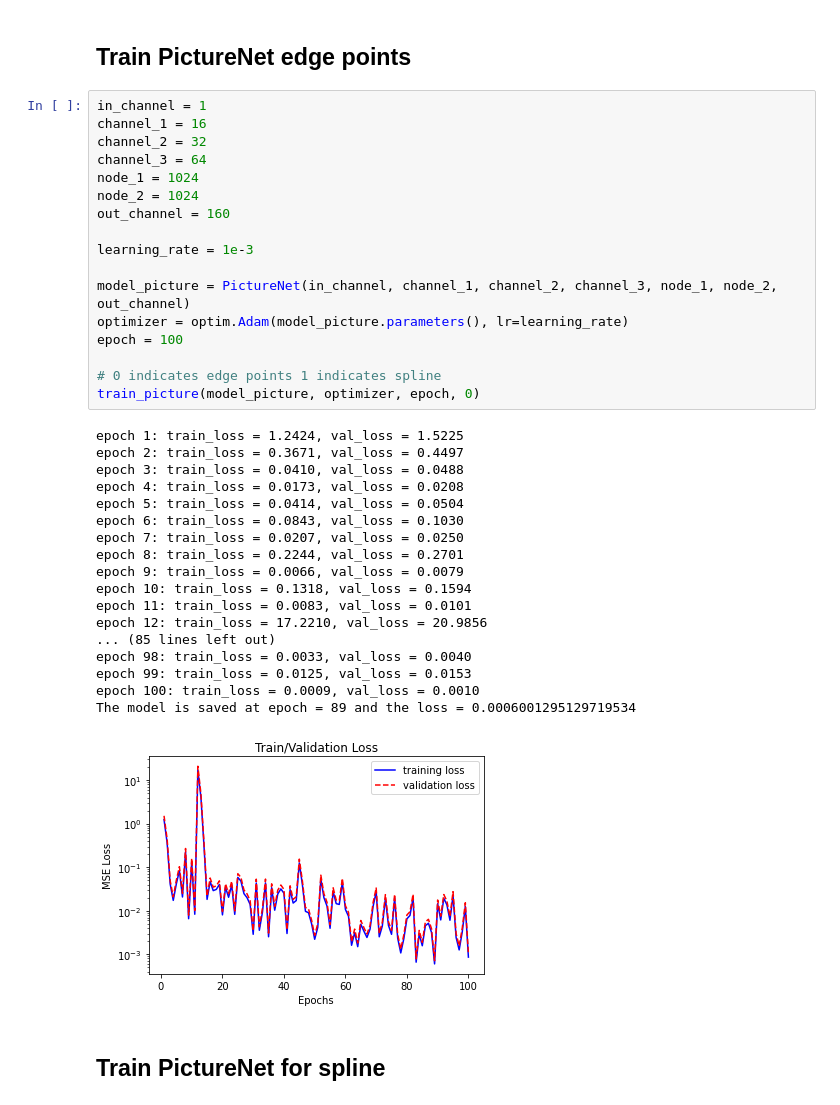
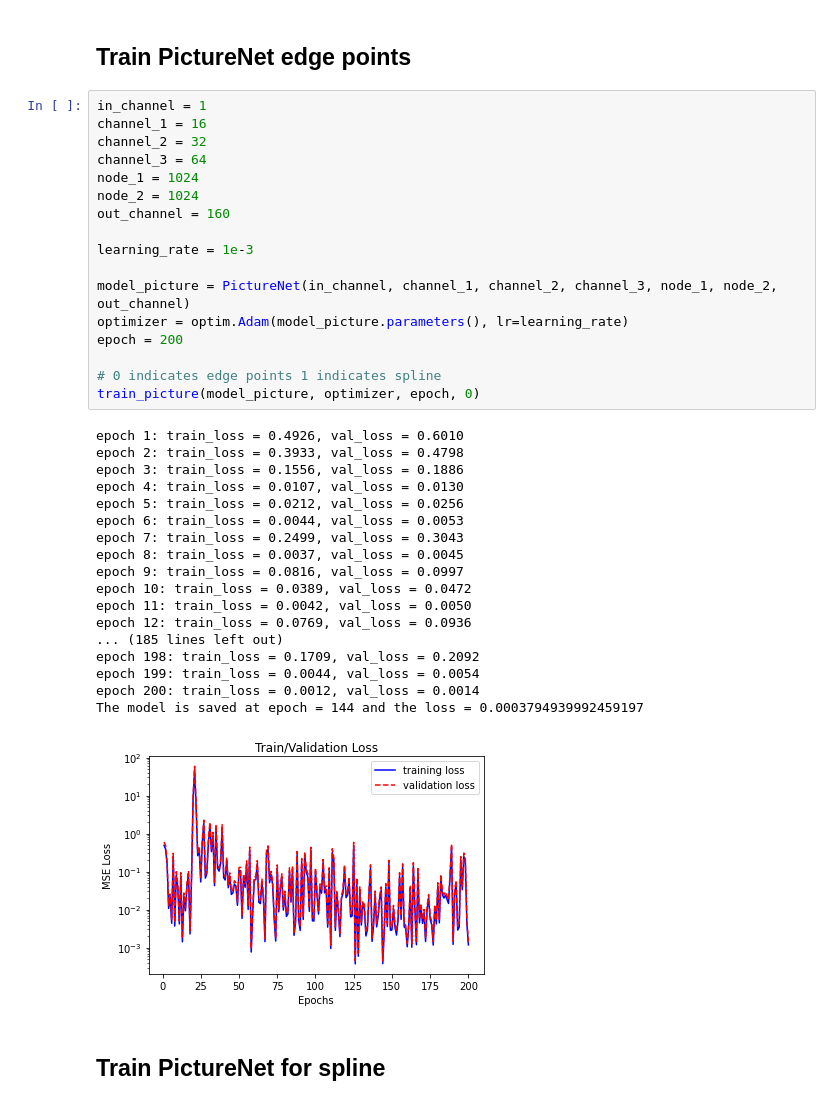
Before and after one commit to ShaoKAi100812/Pendant_Drop_Tensiometry_Prediction, a Jupyter notebook: main_combine.ipynb, the cells around one changed output. Saved outputs shown, nothing was run; the diff lists cells and outputs as text.

```diff
--- a/main_combine.ipynb
+++ b/main_combine.ipynb
@@ -628,39 +672,39 @@ Prediction Spline = tensor([[38.9685, 11.5340],
 # %%
 in_channel = 1
 channel_1 = 16
 channel_2 = 32
 channel_3 = 64
 node_1 = 1024
 node_2 = 1024
 out_channel = 160
 
 learning_rate = 1e-3
 
 model_picture = PictureNet(in_channel, channel_1, channel_2, channel_3, node_1, node_2, out_channel)
 optimizer = optim.Adam(model_picture.parameters(), lr=learning_rate)
-epoch = 100
+epoch = 200
 
 # 0 indicates edge points 1 indicates spline
 train_picture(model_picture, optimizer, epoch, 0)
 # %% [output]
-epoch 1: train_loss = 1.2424, val_loss = 1.5225
-epoch 2: train_loss = 0.3671, val_loss = 0.4497
-epoch 3: train_loss = 0.0410, val_loss = 0.0488
-epoch 4: train_loss = 0.0173, val_loss = 0.0208
-epoch 5: train_loss = 0.0414, val_loss = 0.0504
-epoch 6: train_loss = 0.0843, val_loss = 0.1030
-epoch 7: train_loss = 0.0207, val_loss = 0.0250
-epoch 8: train_loss = 0.2244, val_loss = 0.2701
-epoch 9: train_loss = 0.0066, val_loss = 0.0079
-epoch 10: train_loss = 0.1318, val_loss = 0.1594
-epoch 11: train_loss = 0.0083, val_loss = 0.0101
-epoch 12: train_loss = 17.2210, val_loss = 20.9856
-... (85 lines left out)
-epoch 98: train_loss = 0.0033, val_loss = 0.0040
-epoch 99: train_loss = 0.0125, val_loss = 0.0153
-epoch 100: train_loss = 0.0009, val_loss = 0.0010
-The model is saved at epoch = 89 and the loss = 0.0006001295129719534
+epoch 1: train_loss = 0.4926, val_loss = 0.6010
+epoch 2: train_loss = 0.3933, val_loss = 0.4798
+epoch 3: train_loss = 0.1556, val_loss = 0.1886
+epoch 4: train_loss = 0.0107, val_loss = 0.0130
+epoch 5: train_loss = 0.0212, val_loss = 0.0256
+epoch 6: train_loss = 0.0044, val_loss = 0.0053
+epoch 7: train_loss = 0.2499, val_loss = 0.3043
+epoch 8: train_loss = 0.0037, val_loss = 0.0045
+epoch 9: train_loss = 0.0816, val_loss = 0.0997
+epoch 10: train_loss = 0.0389, val_loss = 0.0472
+epoch 11: train_loss = 0.0042, val_loss = 0.0050
+epoch 12: train_loss = 0.0769, val_loss = 0.0936
+... (185 lines left out)
+epoch 198: train_loss = 0.1709, val_loss = 0.2092
+epoch 199: train_loss = 0.0044, val_loss = 0.0054
+epoch 200: train_loss = 0.0012, val_loss = 0.0014
+The model is saved at epoch = 144 and the loss = 0.0003794939992459197
-[figure, old version]
+[figure, new version]
 # %% [markdown]
 ## Train PictureNet for spline
 # %%
```
Also changed, not shown: parts of 18 cells of this notebook.
